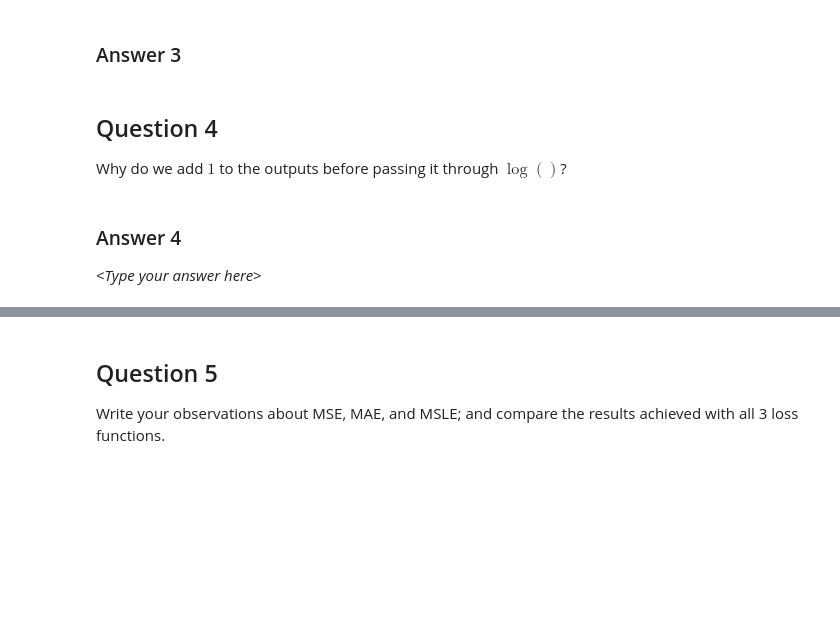
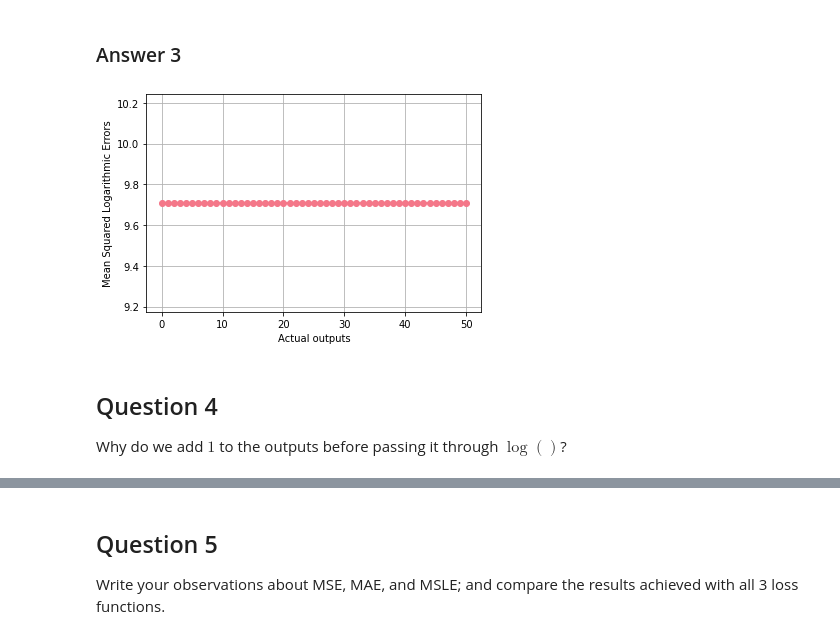
Before and after one commit to Mennatullah-Elsahy/spring_2023_vail-Mennatullah-Elsahy, a Jupyter notebook: Day_05/Introduction_to_Regression_Loss_Functions.ipynb, the cells around one changed output, grey strips where cells are left out. Saved outputs shown, nothing was run; the diff lists cells and outputs as text; code cells hidden in the pictures; blank space fills up the shorter version.

```diff
--- a/Day_05/Introduction_to_Regression_Loss_Functions.ipynb
+++ b/Day_05/Introduction_to_Regression_Loss_Functions.ipynb
@@ -157,22 +193,27 @@ Now that you know how MSLE works, you need to plot the behavior of MSLE for the
 # %% [markdown]
 ### Answer 3
 # %%
+# Define actual and estimated outputs
 actual_outputs = np.arange(0, 51)
 n = len(actual_outputs)
 estimated_outputs = np.zeros(n)
 
-msle = # Enter your code here
+# Define mean squared logarithmic error function
+def msle():
+    return ((np.log(1 + actual_outputs) - np.log(1 + estimated_outputs)) ** 2).mean()
 
-plt.plot(actual_outputs, msle, c='#F47789', marker='o')
+# Compute mean squared logarithmic errors for each actual output value
+msle_values = [msle() for actual_output in actual_outputs]
+
+# Plot MSLE values
+plt.plot(actual_outputs, msle_values, c='#F47789', marker='o')
 plt.grid()
-plt.xlabel('Actual ouputs')
+plt.xlabel('Actual outputs')
 plt.ylabel('Mean Squared Logarithmic Errors')
 plt.show()
+# %% [output]
+[figure, added]
 # %% [markdown]
 ## Question 4
 
 Why do we add $1$ to the outputs before passing it through $\log()$?
-# %% [markdown]
-### Answer 4
-
-\<*Type your answer here*\>
```
Also changed, not shown: parts of 10 cells of this notebook.
